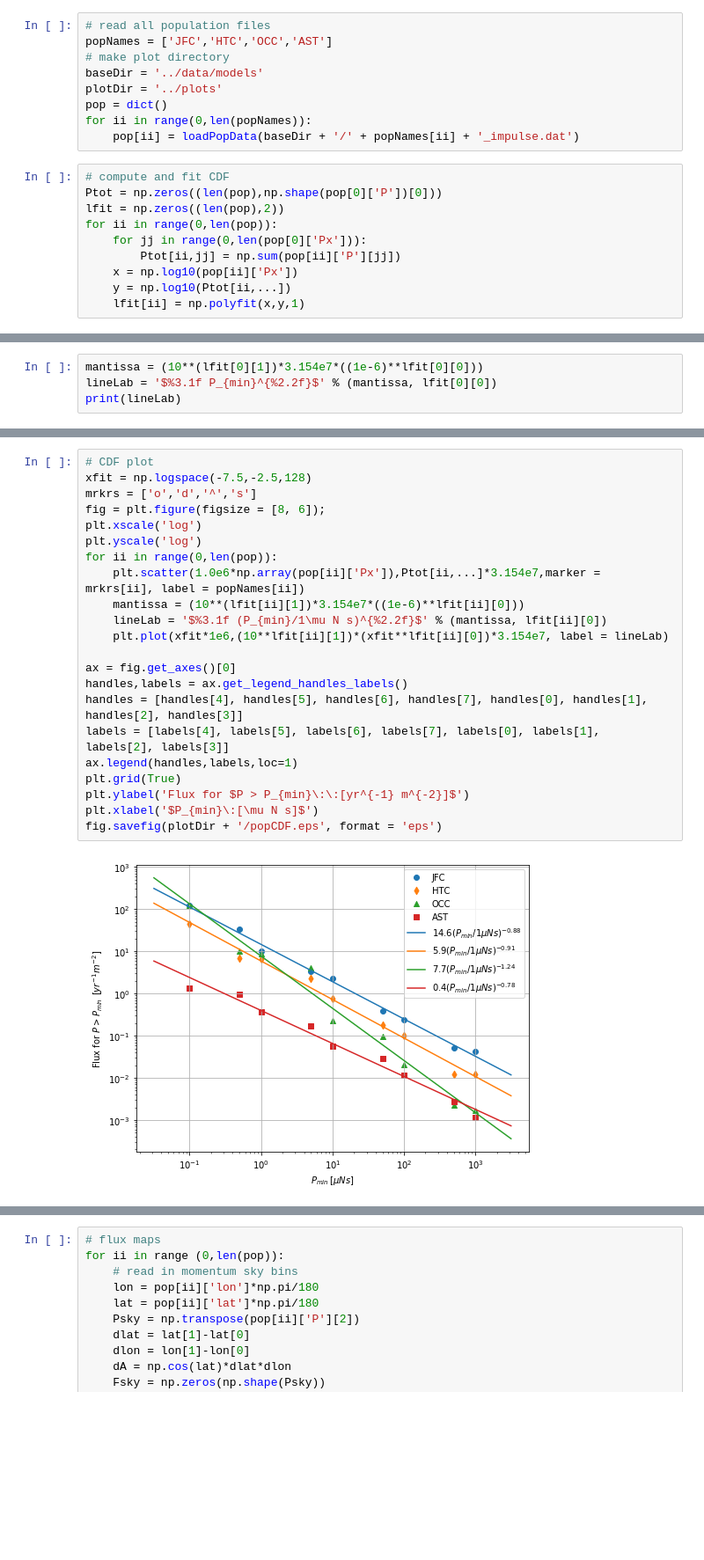
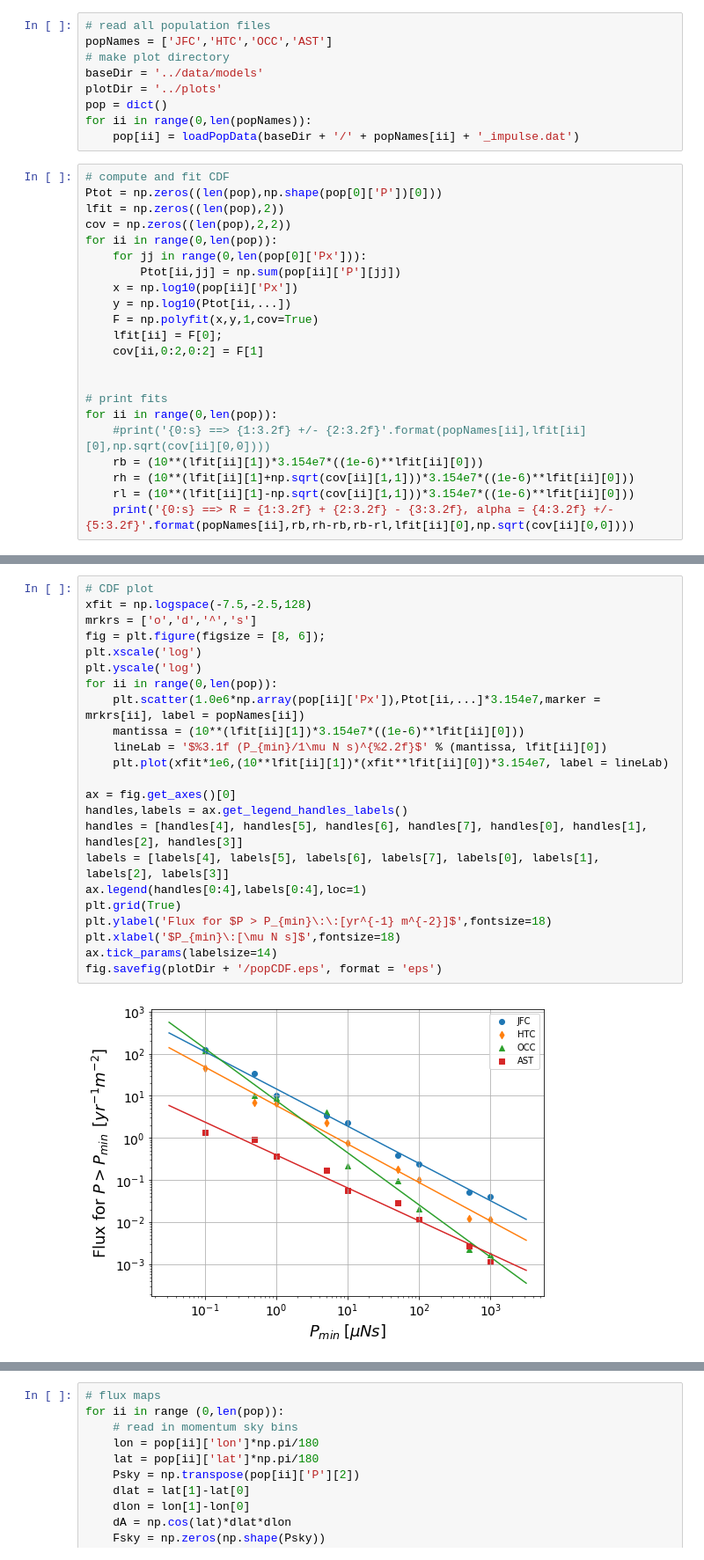
Before and after one commit to tlittenberg/LISAPathfinder, a Jupyter notebook: scripts/Analysis/scripts/populationPlots.ipynb, the cells around one changed output, grey strips where cells are left out. Shown at 88% size. Drawn from its saved outputs; the diff is of its cells as text; blank space fills up the shorter version.

Commit message:
more plotting scripts

```diff
--- a/scripts/Analysis/scripts/populationPlots.ipynb
+++ b/scripts/Analysis/scripts/populationPlots.ipynb
@@ -32,9 +32,21 @@ for ii in range(0,len(popNames)):
 # compute and fit CDF
 Ptot = np.zeros((len(pop),np.shape(pop[0]['P'])[0]))
 lfit = np.zeros((len(pop),2))
+cov = np.zeros((len(pop),2,2))
 for ii in range(0,len(pop)):
     for jj in range(0,len(pop[0]['Px'])):
         Ptot[ii,jj] = np.sum(pop[ii]['P'][jj])
     x = np.log10(pop[ii]['Px'])
     y = np.log10(Ptot[ii,...])
-    lfit[ii] = np.polyfit(x,y,1)
+    F = np.polyfit(x,y,1,cov=True)
+    lfit[ii] = F[0];
+    cov[ii,0:2,0:2] = F[1]
+
+
+# print fits
+for ii in range(0,len(pop)):
+    #print('{0:s} ==> {1:3.2f} +/- {2:3.2f}'.format(popNames[ii],lfit[ii][0],np.sqrt(cov[ii][0,0])))
+    rb = (10**(lfit[ii][1])*3.154e7*((1e-6)**lfit[ii][0]))
+    rh = (10**(lfit[ii][1]+np.sqrt(cov[ii][1,1]))*3.154e7*((1e-6)**lfit[ii][0]))
+    rl = (10**(lfit[ii][1]-np.sqrt(cov[ii][1,1]))*3.154e7*((1e-6)**lfit[ii][0]))
+    print('{0:s} ==> R = {1:3.2f} + {2:3.2f} - {3:3.2f}, alpha = {4:3.2f} +/- {5:3.2f}'.format(popNames[ii],rb,rh-rb,rb-rl,lfit[ii][0],np.sqrt(cov[ii][0,0])))
@@ -41,4 +57,0 @@ for ii in range(0,len(pop)):
-# %%
-mantissa = (10**(lfit[0][1])*3.154e7*((1e-6)**lfit[0][0]))
-lineLab = '$%3.1f P_{min}^{%2.2f}$' % (mantissa, lfit[0][0])
-print(lineLab)
@@ -47,24 +69,25 @@ $14.6 P_{min}^{-0.88}$
 # %%
 # CDF plot
 xfit = np.logspace(-7.5,-2.5,128)
 mrkrs = ['o','d','^','s']
 fig = plt.figure(figsize = [8, 6]);
 plt.xscale('log')
 plt.yscale('log')
 for ii in range(0,len(pop)):
     plt.scatter(1.0e6*np.array(pop[ii]['Px']),Ptot[ii,...]*3.154e7,marker = mrkrs[ii], label = popNames[ii])
     mantissa = (10**(lfit[ii][1])*3.154e7*((1e-6)**lfit[ii][0]))
     lineLab = '$%3.1f (P_{min}/1\mu N s)^{%2.2f}$' % (mantissa, lfit[ii][0])
     plt.plot(xfit*1e6,(10**lfit[ii][1])*(xfit**lfit[ii][0])*3.154e7, label = lineLab)
 
 ax = fig.get_axes()[0]
 handles,labels = ax.get_legend_handles_labels()
 handles = [handles[4], handles[5], handles[6], handles[7], handles[0], handles[1], handles[2], handles[3]]
 labels = [labels[4], labels[5], labels[6], labels[7], labels[0], labels[1], labels[2], labels[3]]
-ax.legend(handles,labels,loc=1)
+ax.legend(handles[0:4],labels[0:4],loc=1)
 plt.grid(True)
-plt.ylabel('Flux for $P > P_{min}\:\:[yr^{-1} m^{-2}]$')
-plt.xlabel('$P_{min}\:[\mu N s]$')
+plt.ylabel('Flux for $P > P_{min}\:\:[yr^{-1} m^{-2}]$',fontsize=18)
+plt.xlabel('$P_{min}\:[\mu N s]$',fontsize=18)
+ax.tick_params(labelsize=14)
 fig.savefig(plotDir + '/popCDF.eps', format = 'eps')
 # %% [output]
-[figure, old version]
+[figure, new version]
```
Also changed, not shown: parts of 4 cells of this notebook, 1 other file.
